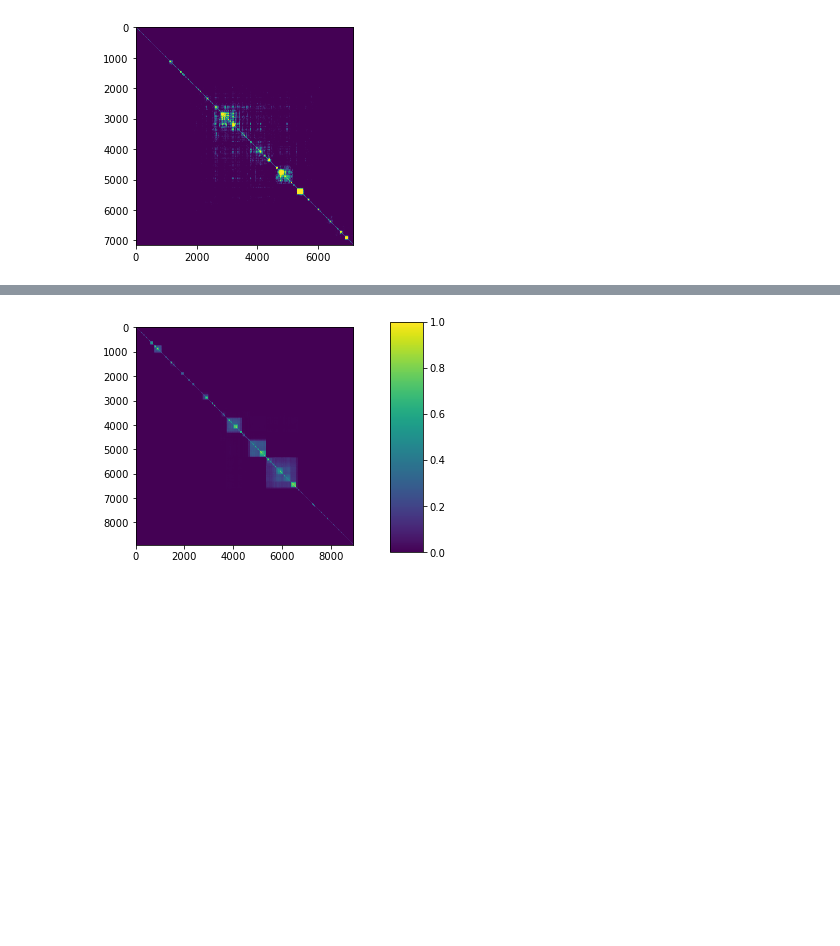
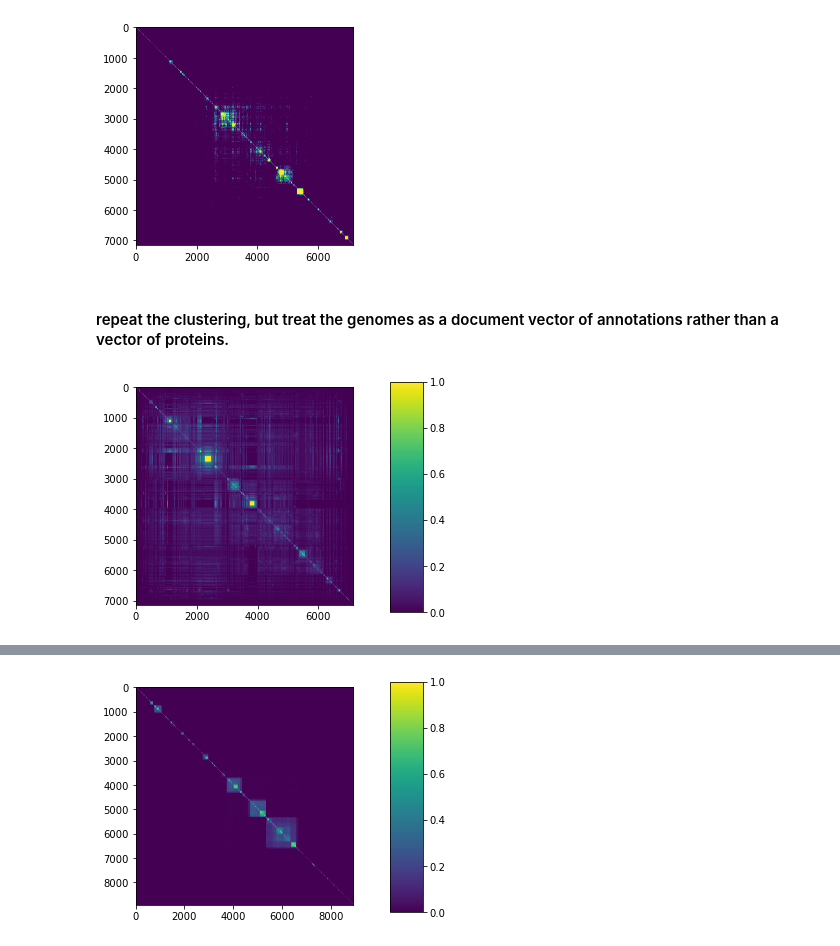
Before and after one commit to rohanmaddamsetti/AR-gene-plasmid-analysis, a Jupyter notebook: HGT-network-notebook.ipynb, the cells around one changed output, grey strips where cells are left out. Saved outputs shown, nothing was run; the diff lists cells and outputs as text; code cells hidden in the pictures; blank space fills up the shorter version.

Commit message:
added minhash clustering notebooks

```diff
--- a/HGT-network-notebook.ipynb
+++ b/HGT-network-notebook.ipynb
@@ -81,6 +102,23 @@ def AccessionToProtein(protein_df):
             accession_to_protseq[accession] = [seq]
 
     return accession_to_protseq
+# %%
+def AccessionToProductAnnotation(protein_df):
+    """ make a dictionary of Annotation_Accession to product annotations."""
+    accession_to_annotation = dict()
+
+    for _, row in protein_df.iterrows():
+        accession = row['Annotation_Accession']
+        annotation = row['product']
+
+        if type(annotation) != str: continue ## skip things that are not strings (like nan values).
+
+        if accession in accession_to_annotation:
+            accession_to_annotation[accession].append(annotation)
+        else:
+            accession_to_annotation[accession] = [annotation]
+
+    return accession_to_annotation
 # %%
 def FilterAccessionToProteinDictForSharedSequences(accession_to_protseq, HGT_protseq_to_accession):
     """filter for sequences that are present in multiple genomes."""
@@ -94,8 +132,8 @@ def FilterAccessionToProteinDictForSharedSequences(accession_to_protseq, HGT_pro
     return filtered_accession_to_protseq
 # %%
 ## Make a dictionary of protein sequence to Annotation_Accession.
-prot_to_accession = ProteinToAccession(dup_protein_df)
-HGT_dup_protseq_to_accession = SharedProteinToAccession(prot_to_accession)
+dup_prot_to_accession = ProteinToAccession(dup_protein_df)
+HGT_dup_protseq_to_accession = SharedProteinToAccession(dup_prot_to_accession)
 # %%
 HGT_dup_protein_df = dup_protein_df[dup_protein_df.apply(lambda row: row['sequence'] in HGT_dup_protseq_to_accession, axis=1)]
 # %%
@@ -117,3 +161,6 @@ HGT_dup_protein_df
 # %%
 ## make a dictionary of Annotation_Accession to protein sequence.
 HGT_dup_accession_to_protseq = AccessionToProtein(HGT_dup_protein_df)
+# %%
+## make a dictionary of Annotation_Accession to product annotations.
+HGT_dup_accession_to_annotation = AccessionToProductAnnotation(HGT_dup_protein_df)
@@ -195,3 +283,14 @@ plt.imshow(binary_HGT_dup_genome_similarity_matrix)
 # %% [output]
 <matplotlib.image.AxesImage at 0x...>
 [figure]
+# %% [markdown]
+#### repeat the clustering, but treat the genomes as a document vector of annotations rather than a vector of proteins.
+# %%
+annot_HGT_dup_acc_id_vec, annot_HGT_dup_genome_similarity_matrix = ClusterSymmetricGenomeMatrix(HGT_dup_accession_to_annotation)
+# %%
+plt.imshow(annot_HGT_dup_genome_similarity_matrix)
+cax = plt.axes([0.85, 0.1, 0.075, 0.8])
+plt.colorbar(cax=cax)
+plt.show()
+# %% [output]
+[figure, added]
```
Also changed, not shown: parts of 40 cells of this notebook, 3 other files.
